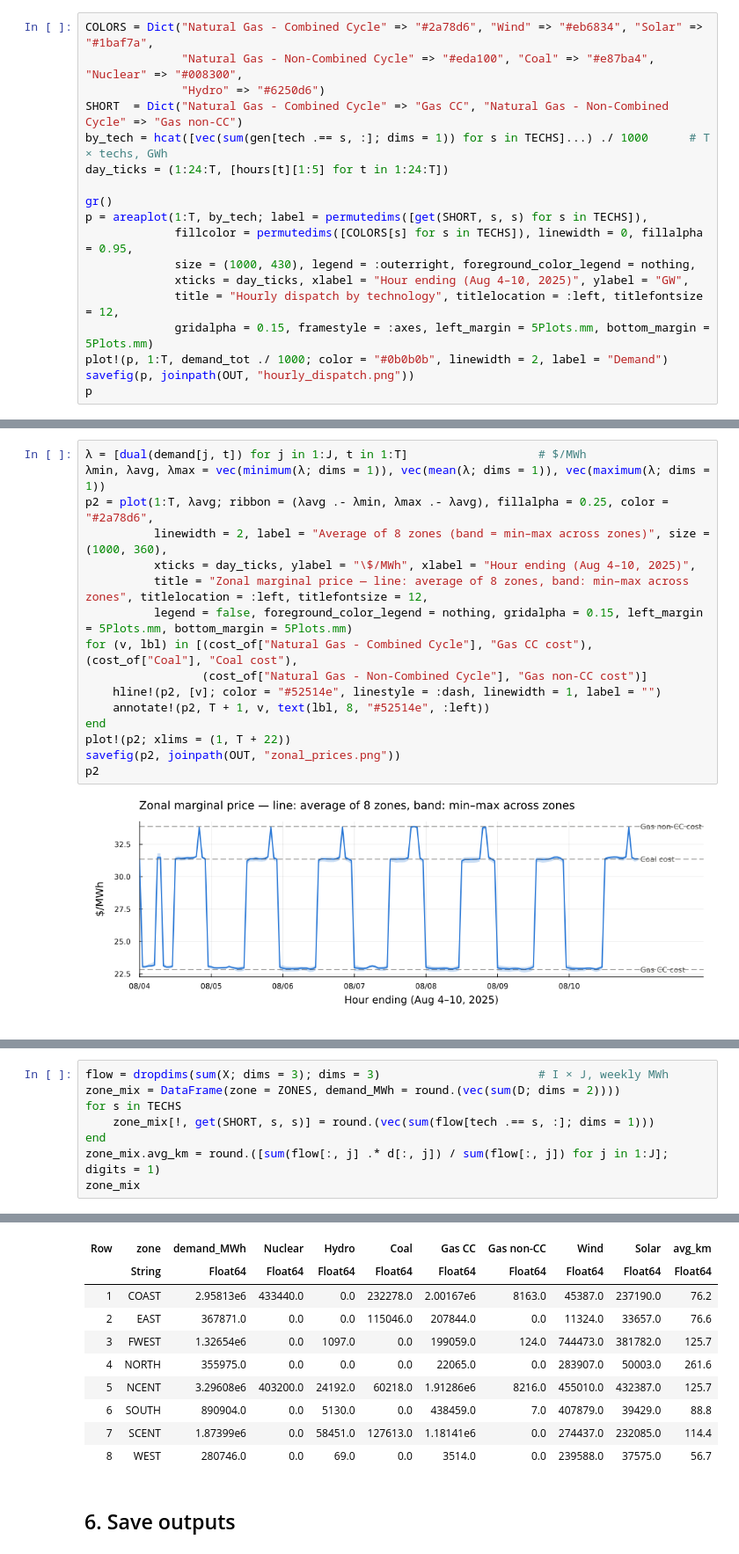
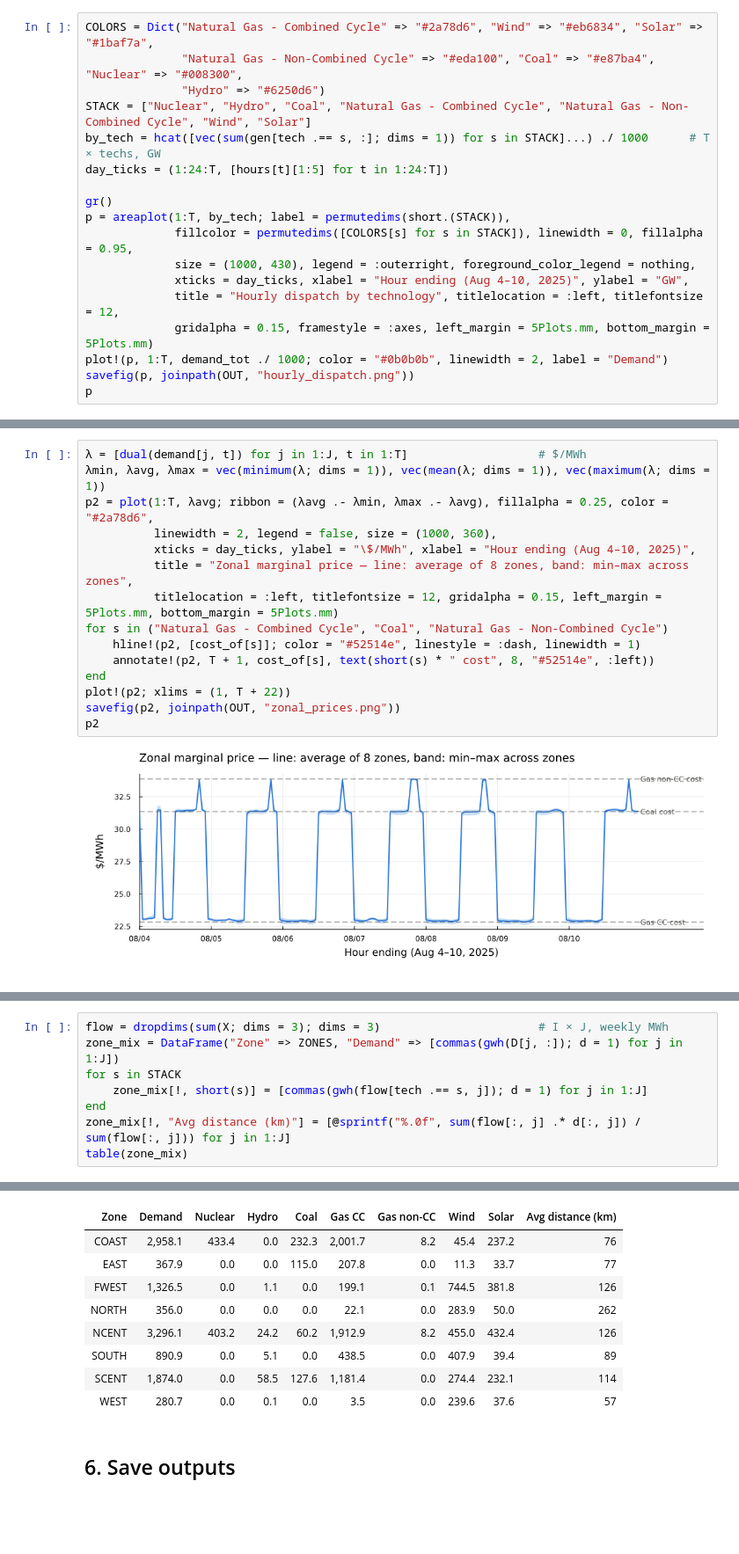
Before and after one commit to juliahansen3/Optimizing-Generation-and-Storage-Dispatch-in-ERCOT, a Jupyter notebook: model/model_no_storage_no_emission.ipynb, the cells around one changed output, grey strips where cells are left out. Shown at 88% size. Saved outputs shown, nothing was run; the diff lists cells and outputs as text; blank space fills up the shorter version.

```diff
--- a/model/model_no_storage_no_emission.ipynb
+++ b/model/model_no_storage_no_emission.ipynb
@@ -310,13 +343,13 @@ Stacked by technology, cheapest at the bottom. The dark line is total ERCOT dema
 COLORS = Dict("Natural Gas - Combined Cycle" => "#2a78d6", "Wind" => "#eb6834", "Solar" => "#1baf7a",
               "Natural Gas - Non-Combined Cycle" => "#eda100", "Coal" => "#e87ba4", "Nuclear" => "#008300",
               "Hydro" => "#6250d6")
-SHORT  = Dict("Natural Gas - Combined Cycle" => "Gas CC", "Natural Gas - Non-Combined Cycle" => "Gas non-CC")
-by_tech = hcat([vec(sum(gen[tech .== s, :]; dims = 1)) for s in TECHS]...) ./ 1000      # T × techs, GWh
+STACK = ["Nuclear", "Hydro", "Coal", "Natural Gas - Combined Cycle", "Natural Gas - Non-Combined Cycle", "Wind", "Solar"]
+by_tech = hcat([vec(sum(gen[tech .== s, :]; dims = 1)) for s in STACK]...) ./ 1000      # T × techs, GW
 day_ticks = (1:24:T, [hours[t][1:5] for t in 1:24:T])
 
 gr()
-p = areaplot(1:T, by_tech; label = permutedims([get(SHORT, s, s) for s in TECHS]),
-             fillcolor = permutedims([COLORS[s] for s in TECHS]), linewidth = 0, fillalpha = 0.95,
+p = areaplot(1:T, by_tech; label = permutedims(short.(STACK)),
+             fillcolor = permutedims([COLORS[s] for s in STACK]), linewidth = 0, fillalpha = 0.95,
              size = (1000, 430), legend = :outerright, foreground_color_legend = nothing,
              xticks = day_ticks, xlabel = "Hour ending (Aug 4–10, 2025)", ylabel = "GW",
              title = "Hourly dispatch by technology", titlelocation = :left, titlefontsize = 12,
@@ -333,14 +366,13 @@ The dual (shadow price) of a zone's demand constraint is the cost of serving **o
 λ = [dual(demand[j, t]) for j in 1:J, t in 1:T]                   # $/MWh
 λmin, λavg, λmax = vec(minimum(λ; dims = 1)), vec(mean(λ; dims = 1)), vec(maximum(λ; dims = 1))
 p2 = plot(1:T, λavg; ribbon = (λavg .- λmin, λmax .- λavg), fillalpha = 0.25, color = "#2a78d6",
-          linewidth = 2, label = "Average of 8 zones (band = min–max across zones)", size = (1000, 360),
+          linewidth = 2, legend = false, size = (1000, 360),
           xticks = day_ticks, ylabel = "\$/MWh", xlabel = "Hour ending (Aug 4–10, 2025)",
-          title = "Zonal marginal price — line: average of 8 zones, band: min–max across zones", titlelocation = :left, titlefontsize = 12,
-          legend = false, foreground_color_legend = nothing, gridalpha = 0.15, left_margin = 5Plots.mm, bottom_margin = 5Plots.mm)
-for (v, lbl) in [(cost_of["Natural Gas - Combined Cycle"], "Gas CC cost"), (cost_of["Coal"], "Coal cost"),
-                 (cost_of["Natural Gas - Non-Combined Cycle"], "Gas non-CC cost")]
-    hline!(p2, [v]; color = "#52514e", linestyle = :dash, linewidth = 1, label = "")
-    annotate!(p2, T + 1, v, text(lbl, 8, "#52514e", :left))
+          title = "Zonal marginal price — line: average of 8 zones, band: min–max across zones",
+          titlelocation = :left, titlefontsize = 12, gridalpha = 0.15, left_margin = 5Plots.mm, bottom_margin = 5Plots.mm)
+for s in ("Natural Gas - Combined Cycle", "Coal", "Natural Gas - Non-Combined Cycle")
+    hline!(p2, [cost_of[s]]; color = "#52514e", linestyle = :dash, linewidth = 1)
+    annotate!(p2, T + 1, cost_of[s], text(short(s) * " cost", 8, "#52514e", :left))
 end
 plot!(p2; xlims = (1, T + 22))
 savefig(p2, joinpath(OUT, "zonal_prices.png"))
@@ -385,9 +416,9 @@ Weekly MWh delivered to each zone, by technology, plus the average distance the
 # %%
 flow = dropdims(sum(X; dims = 3); dims = 3)                       # I × J, weekly MWh
-zone_mix = DataFrame(zone = ZONES, demand_MWh = round.(vec(sum(D; dims = 2))))
-for s in TECHS
-    zone_mix[!, get(SHORT, s, s)] = round.(vec(sum(flow[tech .== s, :]; dims = 1)))
+zone_mix = DataFrame("Zone" => ZONES, "Demand" => [commas(gwh(D[j, :]); d = 1) for j in 1:J])
+for s in STACK
+    zone_mix[!, short(s)] = [commas(gwh(flow[tech .== s, j]); d = 1) for j in 1:J]
 end
-zone_mix.avg_km = round.([sum(flow[:, j] .* d[:, j]) / sum(flow[:, j]) for j in 1:J]; digits = 1)
-zone_mix
+zone_mix[!, "Avg distance (km)"] = [@sprintf("%.0f", sum(flow[:, j] .* d[:, j]) / sum(flow[:, j])) for j in 1:J]
+table(zone_mix)
 # %% [output]
@@ -395,13 +425,12 @@ zone_mix
-| Row | zone | demand_MWh | Nuclear | Hydro | Coal | Gas CC | Gas non-CC | Wind | Solar | avg_km |
-|  | String | Float64 | Float64 | Float64 | Float64 | Float64 | Float64 | Float64 | Float64 | Float64 |
-| 1 | COAST | 2.95813e6 | 433440.0 | 0.0 | 232278.0 | 2.00167e6 | 8163.0 | 45387.0 | 237190.0 | 76.2 |
-| 2 | EAST | 367871.0 | 0.0 | 0.0 | 115046.0 | 207844.0 | 0.0 | 11324.0 | 33657.0 | 76.6 |
-| 3 | FWEST | 1.32654e6 | 0.0 | 1097.0 | 0.0 | 199059.0 | 124.0 | 744473.0 | 381782.0 | 125.7 |
-| 4 | NORTH | 355975.0 | 0.0 | 0.0 | 0.0 | 22065.0 | 0.0 | 283907.0 | 50003.0 | 261.6 |
-| 5 | NCENT | 3.29608e6 | 403200.0 | 24192.0 | 60218.0 | 1.91286e6 | 8216.0 | 455010.0 | 432387.0 | 125.7 |
-| 6 | SOUTH | 890904.0 | 0.0 | 5130.0 | 0.0 | 438459.0 | 7.0 | 407879.0 | 39429.0 | 88.8 |
-| 7 | SCENT | 1.87399e6 | 0.0 | 58451.0 | 127613.0 | 1.18141e6 | 0.0 | 274437.0 | 232085.0 | 114.4 |
-| 8 | WEST | 280746.0 | 0.0 | 69.0 | 0.0 | 3514.0 | 0.0 | 239588.0 | 37575.0 | 56.7 |
+| Zone | Demand | Nuclear | Hydro | Coal | Gas CC | Gas non-CC | Wind | Solar | Avg distance (km) |
+| COAST | 2,958.1 | 433.4 | 0.0 | 232.3 | 2,001.7 | 8.2 | 45.4 | 237.2 | 76 |
+| EAST | 367.9 | 0.0 | 0.0 | 115.0 | 207.8 | 0.0 | 11.3 | 33.7 | 77 |
+| FWEST | 1,326.5 | 0.0 | 1.1 | 0.0 | 199.1 | 0.1 | 744.5 | 381.8 | 126 |
+| NORTH | 356.0 | 0.0 | 0.0 | 0.0 | 22.1 | 0.0 | 283.9 | 50.0 | 262 |
+| NCENT | 3,296.1 | 403.2 | 24.2 | 60.2 | 1,912.9 | 8.2 | 455.0 | 432.4 | 126 |
+| SOUTH | 890.9 | 0.0 | 5.1 | 0.0 | 438.5 | 0.0 | 407.9 | 39.4 | 89 |
+| SCENT | 1,874.0 | 0.0 | 58.5 | 127.6 | 1,181.4 | 0.0 | 274.4 | 232.1 | 114 |
+| WEST | 280.7 | 0.0 | 0.1 | 0.0 | 3.5 | 0.0 | 239.6 | 37.6 | 57 |
 # %% [markdown]
 ## 6. Save outputs
 # %%
```
Also changed, not shown: parts of 26 cells of this notebook.
